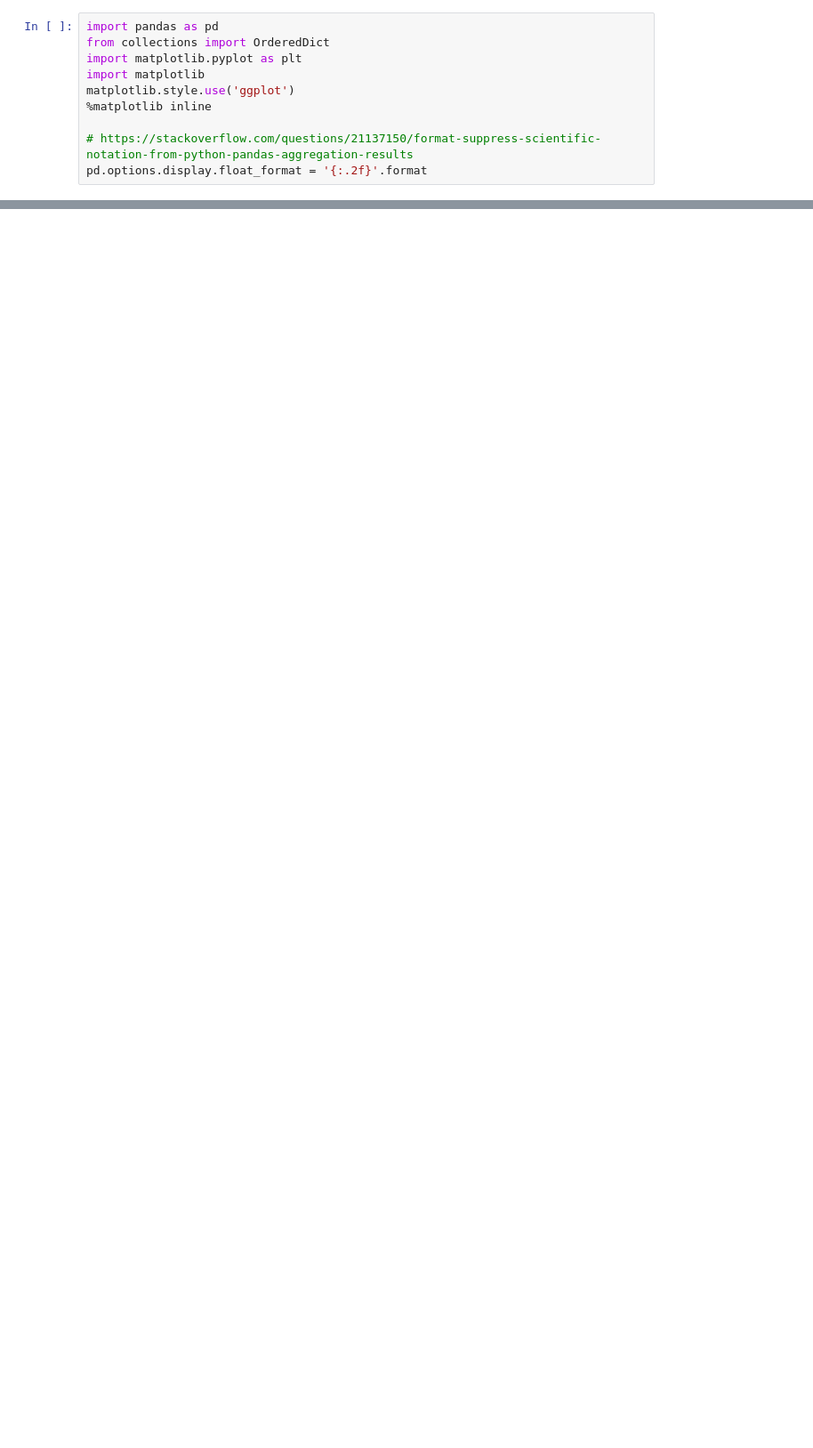
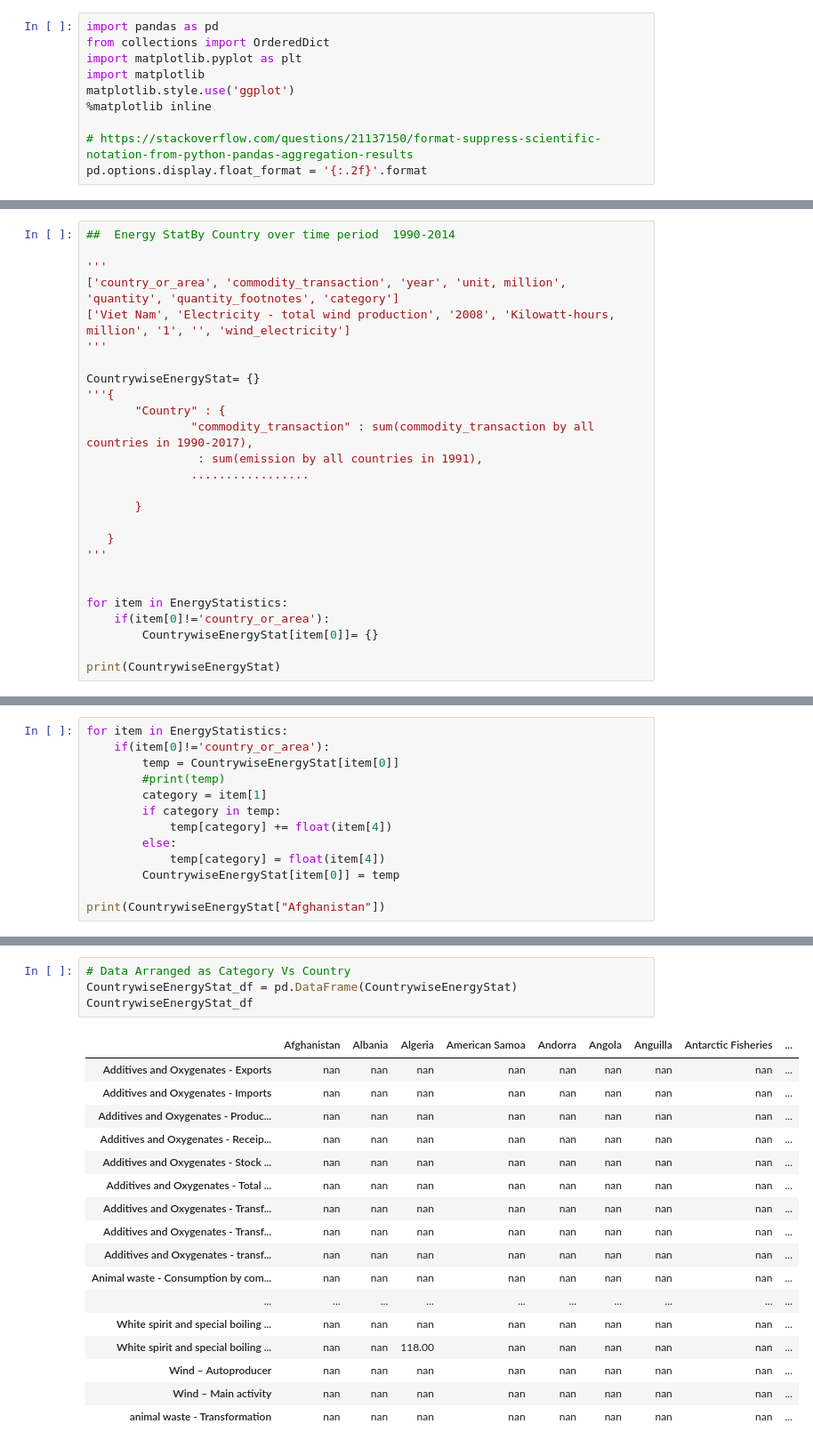
Before and after one commit to abhishekanand/data-512-a6-FinalProject, a Jupyter notebook: FinalProject.ipynb, the cells around one changed output, grey strips where cells are left out. Shown at 89% size. Cells and saved outputs as stored; diff of their text form; blank space fills up the shorter version.

```diff
--- a/FinalProject.ipynb
+++ b/FinalProject.ipynb
@@ -243,0 +441,26 @@ print(category_list_ES)
+# %%
+##  Energy StatBy Country over time period  1990-2014
+
+'''
+['country_or_area', 'commodity_transaction', 'year', 'unit, million', 'quantity', 'quantity_footnotes', 'category']
+['Viet Nam', 'Electricity - total wind production', '2008', 'Kilowatt-hours, million', '1', '', 'wind_electricity']
+'''
+
+CountrywiseEnergyStat= {}
+'''{
+       "Country" : {
+               "commodity_transaction" : sum(commodity_transaction by all countries in 1990-2017),
+                : sum(emission by all countries in 1991),
+               .................
+
+       }
+
+   }
+'''
+
+
+for item in EnergyStatistics:
+    if(item[0]!='country_or_area'):
+        CountrywiseEnergyStat[item[0]]= {}
+
+print(CountrywiseEnergyStat)
@@ -243,0 +469,13 @@ print(category_list_ES)
+# %%
+for item in EnergyStatistics:
+    if(item[0]!='country_or_area'):
+        temp = CountrywiseEnergyStat[item[0]]
+        #print(temp)
+        category = item[1]
+        if category in temp:
+            temp[category] += float(item[4])
+        else:
+            temp[category] = float(item[4])
+        CountrywiseEnergyStat[item[0]] = temp
+
+print(CountrywiseEnergyStat["Afghanistan"])
@@ -243,0 +484,22 @@ print(category_list_ES)
+# %%
+# Data Arranged as Category Vs Country
+CountrywiseEnergyStat_df = pd.DataFrame(CountrywiseEnergyStat)
+CountrywiseEnergyStat_df
+# %% [output]
+|  | Afghanistan | Albania | Algeria | American Samoa | Andorra | Angola | Anguilla | Antarctic Fisheries | ... |
+| Additives and Oxygenates - Exports | nan | nan | nan | nan | nan | nan | nan | nan | ... |
+| Additives and Oxygenates - Imports | nan | nan | nan | nan | nan | nan | nan | nan | ... |
+| Additives and Oxygenates - Produc... | nan | nan | nan | nan | nan | nan | nan | nan | ... |
+| Additives and Oxygenates - Receip... | nan | nan | nan | nan | nan | nan | nan | nan | ... |
+| Additives and Oxygenates - Stock ... | nan | nan | nan | nan | nan | nan | nan | nan | ... |
+| Additives and Oxygenates - Total ... | nan | nan | nan | nan | nan | nan | nan | nan | ... |
+| Additives and Oxygenates - Transf... | nan | nan | nan | nan | nan | nan | nan | nan | ... |
+| Additives and Oxygenates - Transf... | nan | nan | nan | nan | nan | nan | nan | nan | ... |
+| Additives and Oxygenates - transf... | nan | nan | nan | nan | nan | nan | nan | nan | ... |
+| Animal waste - Consumption by com... | nan | nan | nan | nan | nan | nan | nan | nan | ... |
+| ... | ... | ... | ... | ... | ... | ... | ... | ... | ... |
+| White spirit and special boiling ... | nan | nan | nan | nan | nan | nan | nan | nan | ... |
+| White spirit and special boiling ... | nan | nan | 118.00 | nan | nan | nan | nan | nan | ... |
+| Wind – Autoproducer | nan | nan | nan | nan | nan | nan | nan | nan | ... |
+| Wind – Main activity | nan | nan | nan | nan | nan | nan | nan | nan | ... |
+| animal waste - Transformation | nan | nan | nan | nan | nan | nan | nan | nan | ... |
```
Also changed, not shown: parts of 25 cells of this notebook.
